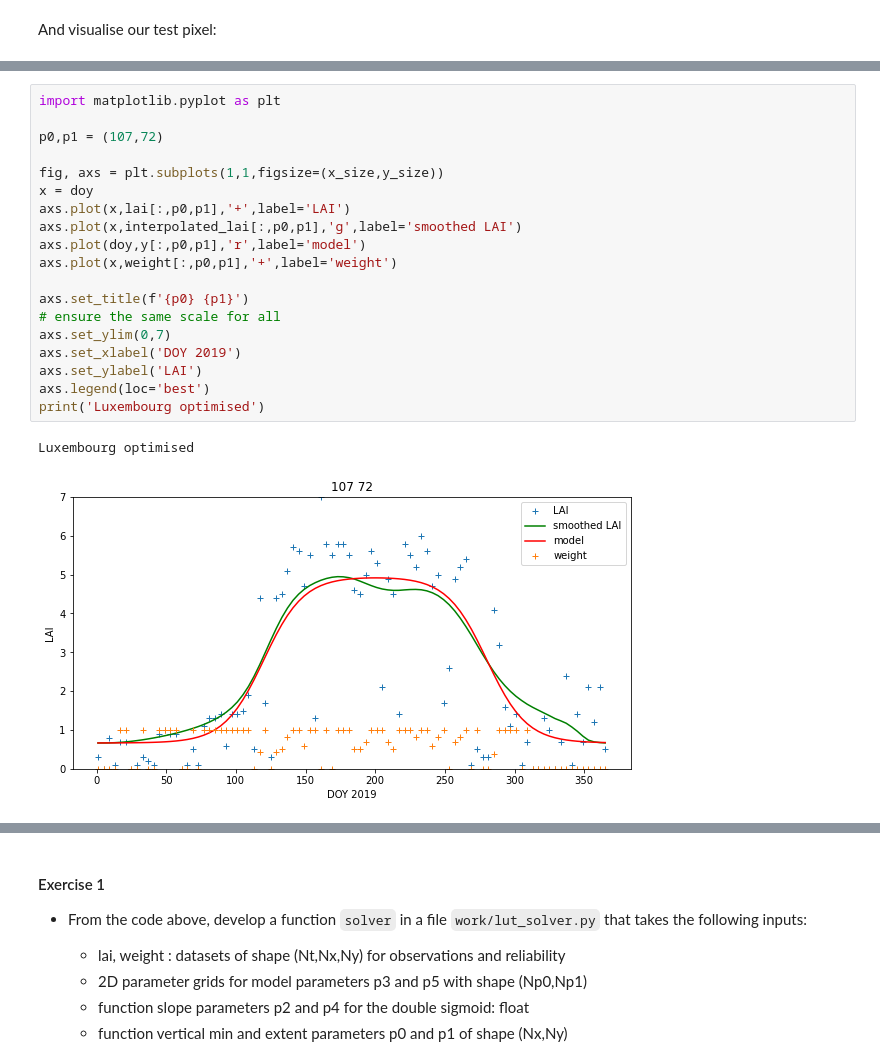
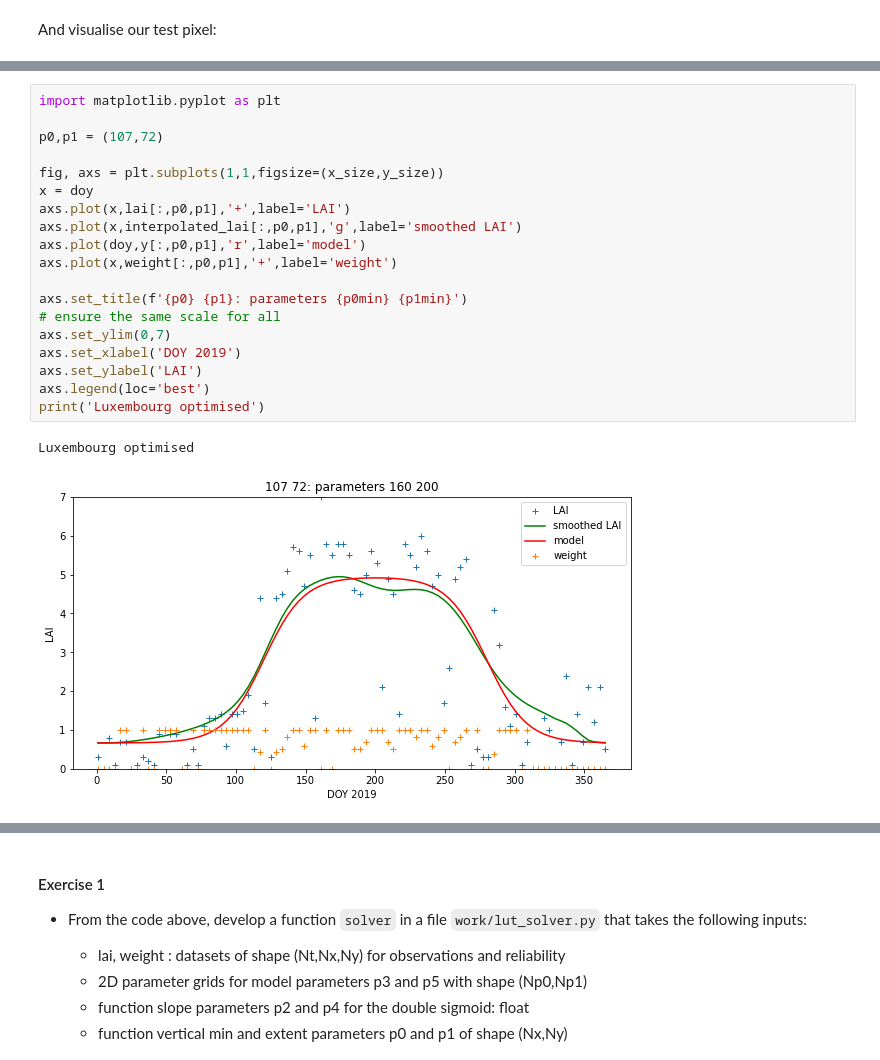
Before and after one commit to UCL-EO/geog0111, a Jupyter notebook: notebooks/051_Phenology_model.ipynb, the cells around one changed output, grey strips where cells are left out. Drawn from its saved outputs; the diff is of its cells as text.

```diff
--- a/notebooks/051_Phenology_model.ipynb
+++ b/notebooks/051_Phenology_model.ipynb
@@ -435,22 +455,22 @@ And visualise our test pixel:
 # %%
 import matplotlib.pyplot as plt
 
 p0,p1 = (107,72)
 
 fig, axs = plt.subplots(1,1,figsize=(x_size,y_size))
 x = doy
 axs.plot(x,lai[:,p0,p1],'+',label='LAI')
 axs.plot(x,interpolated_lai[:,p0,p1],'g',label='smoothed LAI')
 axs.plot(doy,y[:,p0,p1],'r',label='model')
 axs.plot(x,weight[:,p0,p1],'+',label='weight')
 
-axs.set_title(f'{p0} {p1}')
+axs.set_title(f'{p0} {p1}: parameters {p0min} {p1min}')
 # ensure the same scale for all
 axs.set_ylim(0,7)
 axs.set_xlabel('DOY 2019')
 axs.set_ylabel('LAI')
 axs.legend(loc='best')
 print('Luxembourg optimised')
 # %% [output]
 Luxembourg optimised
-[figure, old version]
+[figure, new version]
```
Also changed, not shown: parts of 3 cells of this notebook, 5 other files.
